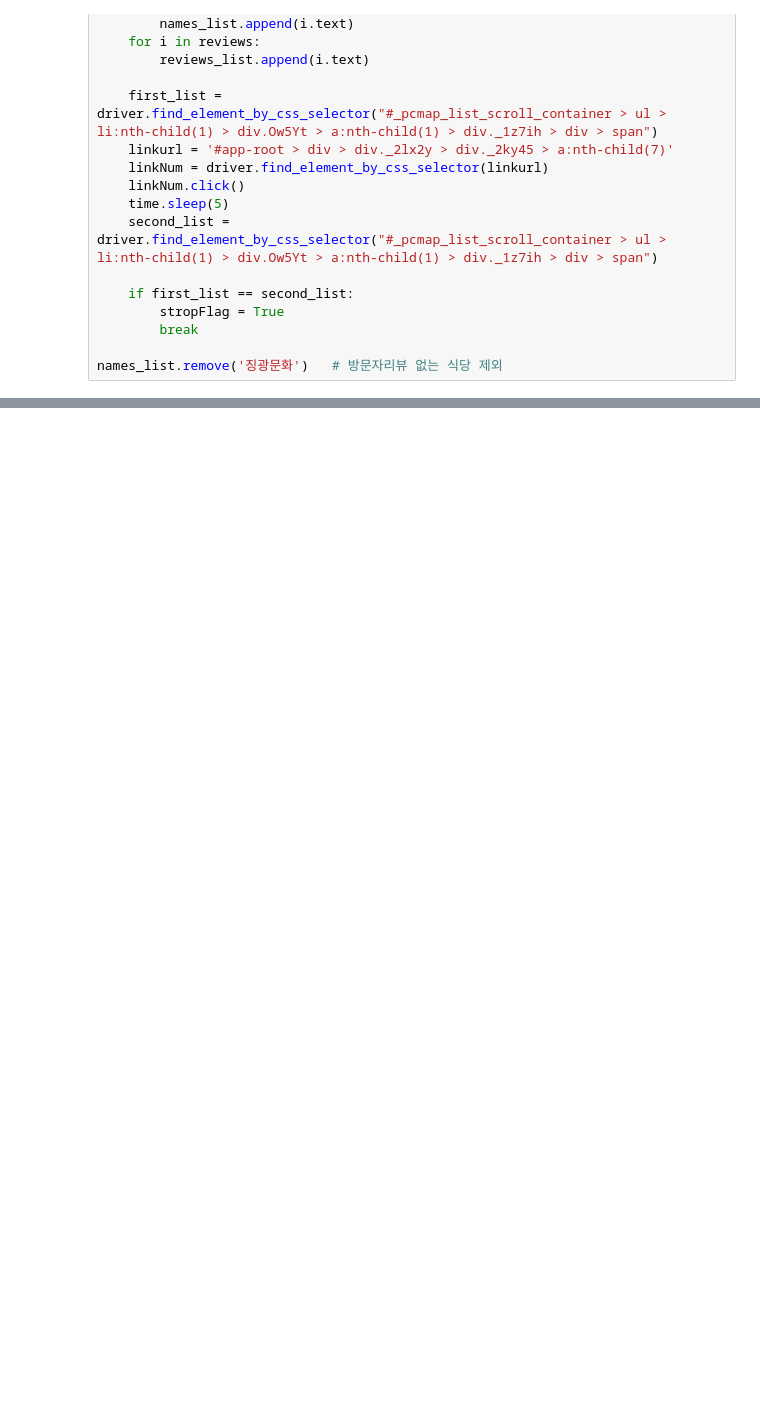
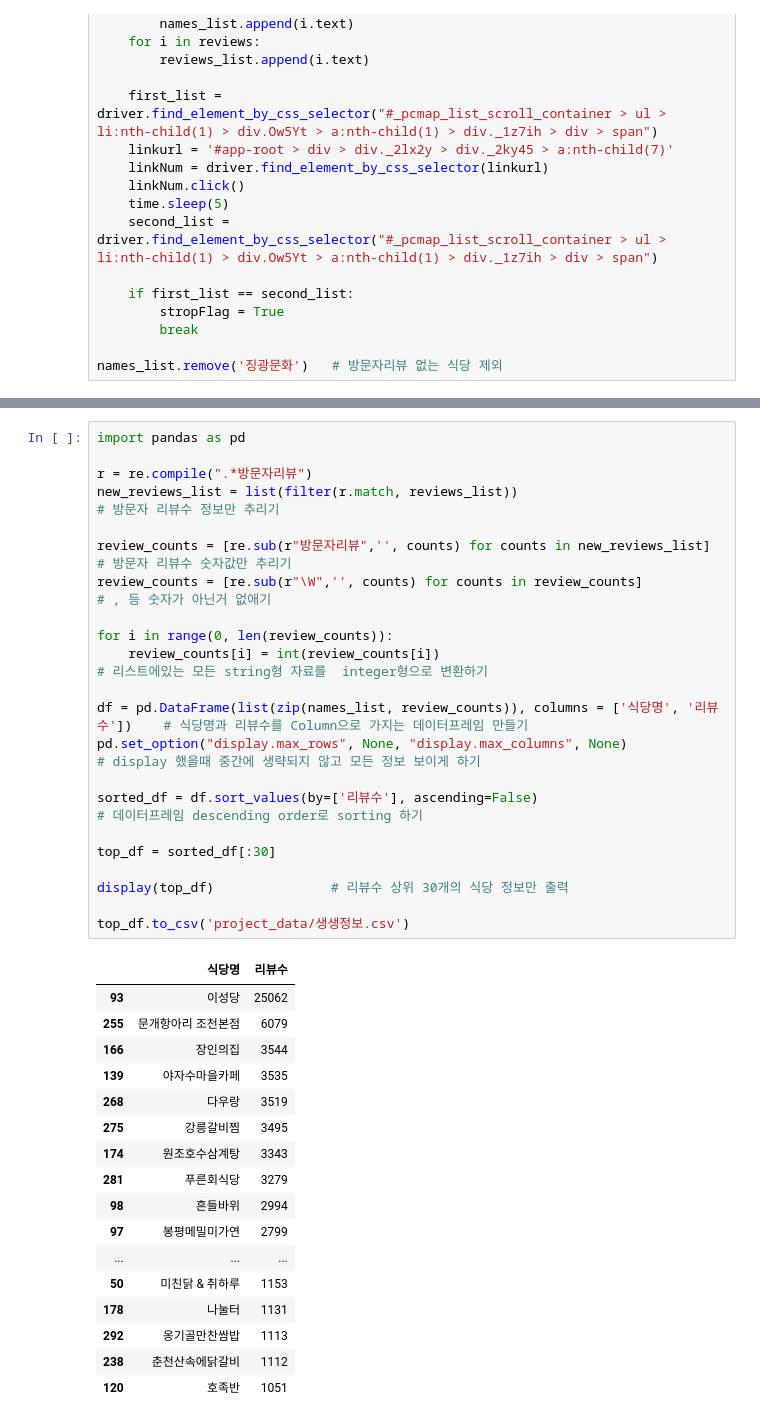
Before and after one commit to moonheee/restaurant-for-media, a Jupyter notebook: broadcast_media.ipynb, the cells around one changed output, grey strips where cells are left out. Cells and saved outputs as stored; diff of their text form; blank space fills up the shorter version.

```diff
--- a/broadcast_media.ipynb
+++ b/broadcast_media.ipynb
@@ -89,0 +146,40 @@ display(sorted_df[:30])
+# %%
+import pandas as pd
+
+r = re.compile(".*방문자리뷰")
+new_reviews_list = list(filter(r.match, reviews_list))                                   # 방문자 리뷰수 정보만 추리기
+
+review_counts = [re.sub(r"방문자리뷰",'', counts) for counts in new_reviews_list]       # 방문자 리뷰수 숫자값만 추리기
+review_counts = [re.sub(r"\W",'', counts) for counts in review_counts]                  # , 등 숫자가 아닌거 없애기
+
+for i in range(0, len(review_counts)):
+    review_counts[i] = int(review_counts[i])                                             # 리스트에있는 모든 string형 자료를  integer형으로 변환하기
+
+df = pd.DataFrame(list(zip(names_list, review_counts)), columns = ['식당명', '리뷰수'])    # 식당명과 리뷰수를 Column으로 가지는 데이터프레임 만들기
+pd.set_option("display.max_rows", None, "display.max_columns", None)                       # display 했을때 중간에 생략되지 않고 모든 정보 보이게 하기
+
+sorted_df = df.sort_values(by=['리뷰수'], ascending=False)                                   # 데이터프레임 descending order로 sorting 하기
+
+top_df = sorted_df[:30]
+
+display(top_df)               # 리뷰수 상위 30개의 식당 정보만 출력
+
+top_df.to_csv('project_data/생생정보.csv')
+# %% [output]
+|  | 식당명 | 리뷰수 |
+| 93 | 이성당 | 25062 |
+| 255 | 문개항아리 조천본점 | 6079 |
+| 166 | 장인의집 | 3544 |
+| 139 | 야자수마을카페 | 3535 |
+| 268 | 다우랑 | 3519 |
+| 275 | 강릉갈비찜 | 3495 |
+| 174 | 원조호수삼계탕 | 3343 |
+| 281 | 푸른회식당 | 3279 |
+| 98 | 흔들바위 | 2994 |
+| 97 | 봉평메밀미가연 | 2799 |
+| ... | ... | ... |
+| 50 | 미친닭 & 취하루 | 1153 |
+| 178 | 나눌터 | 1131 |
+| 292 | 옹기골만찬쌈밥 | 1113 |
+| 238 | 춘천산속에닭갈비 | 1112 |
+| 120 | 호족반 | 1051 |
```
Also changed, not shown: parts of 28 cells of this notebook, 10 other files.
